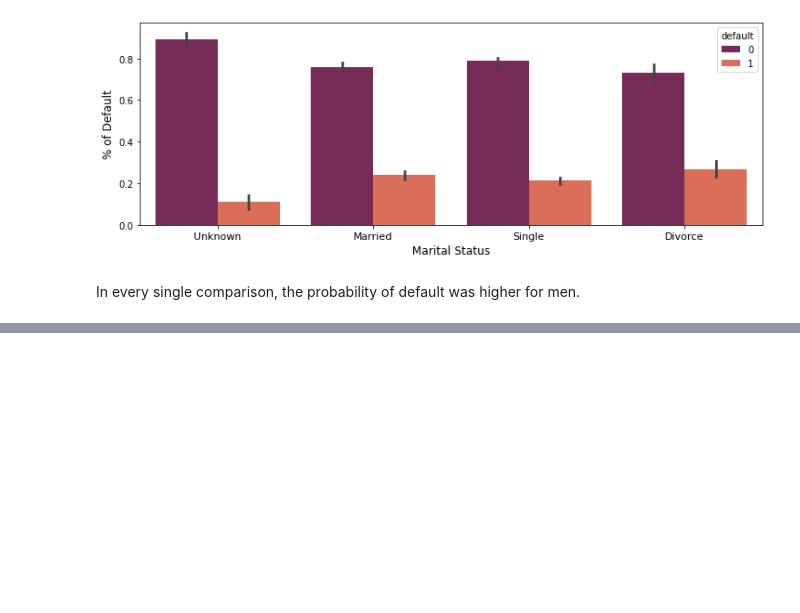
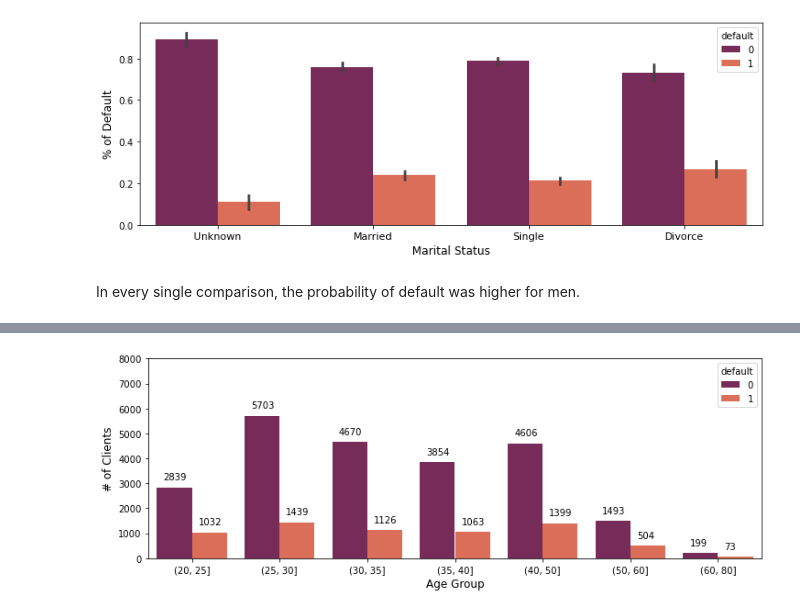
Before and after one commit to ARPITA-ds/credit_card_fault, a Jupyter notebook: research/eda.ipynb, the cells around one changed output, grey strips where cells are left out. Drawn from its saved outputs; the diff is of its cells as text; code cells hidden in the pictures; blank space fills up the shorter version.

```diff
--- a/research/eda.ipynb
+++ b/research/eda.ipynb
@@ -599,0 +633,3 @@ In every single comparison, the probability of default was higher for men.
+# %%
+df['AgeBin'] = pd.cut(df['AGE'],[20, 25, 30, 35, 40, 50, 60, 80])
+df['AgeBin'].value_counts()
@@ -599,0 +664,17 @@ In every single comparison, the probability of default was higher for men.
+# %%
+plt.figure(figsize=(12,4))
+df['AgeBin'] = df['AgeBin'].astype('str')
+AgeBin_order = ['(20, 25]', '(25, 30]', '(30, 35]', '(35, 40]', '(40, 50]', '(50, 60]', '(60, 80]']
+
+ax = sns.countplot(data = df, x = 'AgeBin', hue="default", palette = 'rocket', order = AgeBin_order)
+
+plt.xlabel("Age Group", fontsize= 12)
+plt.ylabel("# of Clients", fontsize= 12)
+plt.ylim(0,8000)
+
+for p in ax.patches:
+    ax.annotate((p.get_height()), (p.get_x()+0.075, p.get_height()+300))
+
+plt.show()
+# %% [output]
+[figure, added]
```
Also changed, not shown: parts of 54 cells of this notebook.
